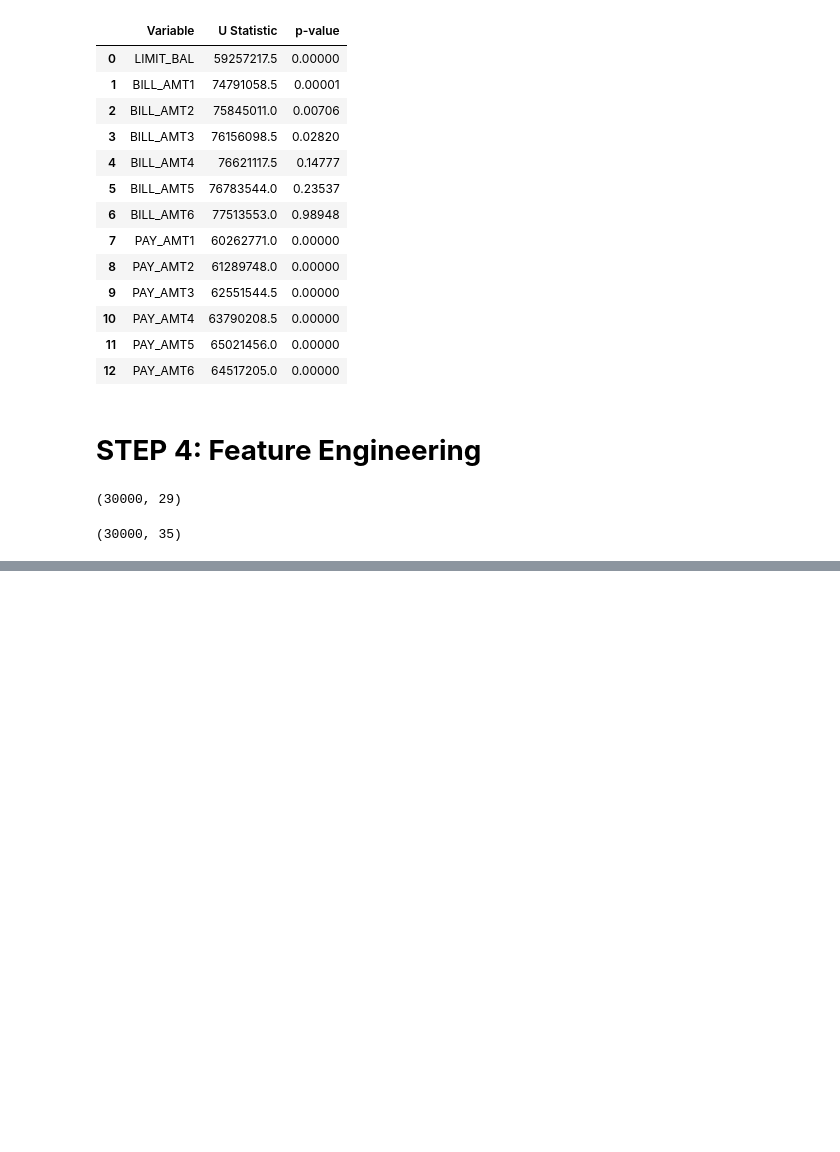
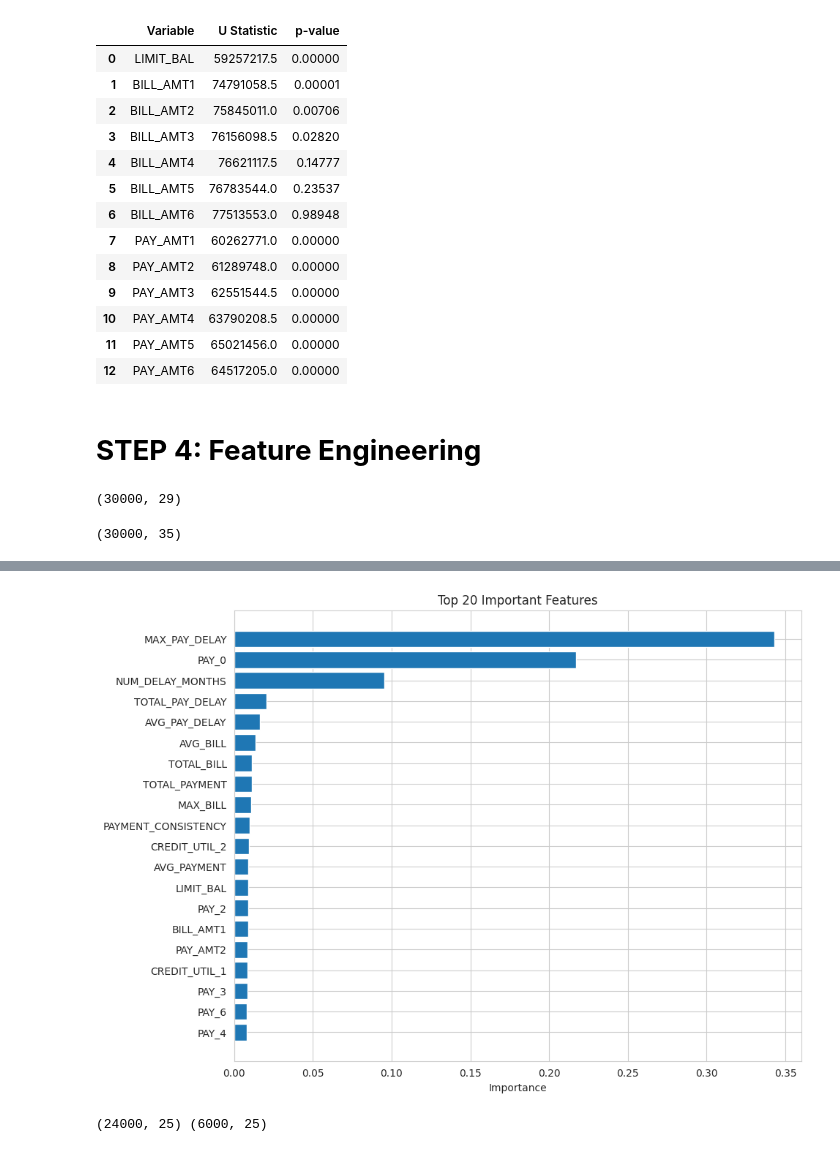
Before and after one commit to riasad30/Thesis, a Jupyter notebook: Untitled0.ipynb, the cells around one changed output, grey strips where cells are left out. Drawn from its saved outputs; the diff is of its cells as text; code cells hidden in the pictures; blank space fills up the shorter version.

```diff
--- a/Untitled0.ipynb
+++ b/Untitled0.ipynb
@@ -1931,0 +3119,25 @@ print(df.shape)
+# %%
+# ==========================================
+# FEATURE SELECTION STEP 1
+# ==========================================
+
+import pandas as pd
+import matplotlib.pyplot as plt
+
+
+importance = pd.DataFrame({
+
+    'Feature': X_train.columns,
+
+    'Importance': best_xgb.feature_importances_
+
+})
+
+
+importance = importance.sort_values(
+    by='Importance',
+    ascending=False
+)
+
+
+print(importance.head(30))
@@ -1931,0 +3162,36 @@ print(df.shape)
+# %%
+plt.figure(figsize=(10,8))
+
+plt.barh(
+    importance.head(20)['Feature'],
+    importance.head(20)['Importance']
+)
+
+plt.gca().invert_yaxis()
+
+plt.title("Top 20 Important Features")
+
+plt.xlabel("Importance")
+
+plt.show()
+# %% [output]
+[figure, added]
+# %%
+# ==========================================
+# SELECT TOP FEATURES
+# ==========================================
+
+top_features = importance.head(25)['Feature']
+
+
+X_train_selected = X_train[top_features]
+
+X_test_selected = X_test[top_features]
+
+
+print(
+    X_train_selected.shape,
+    X_test_selected.shape
+)
+# %% [output]
+(24000, 25) (6000, 25)
```
Also changed, not shown: parts of 96 cells of this notebook.
